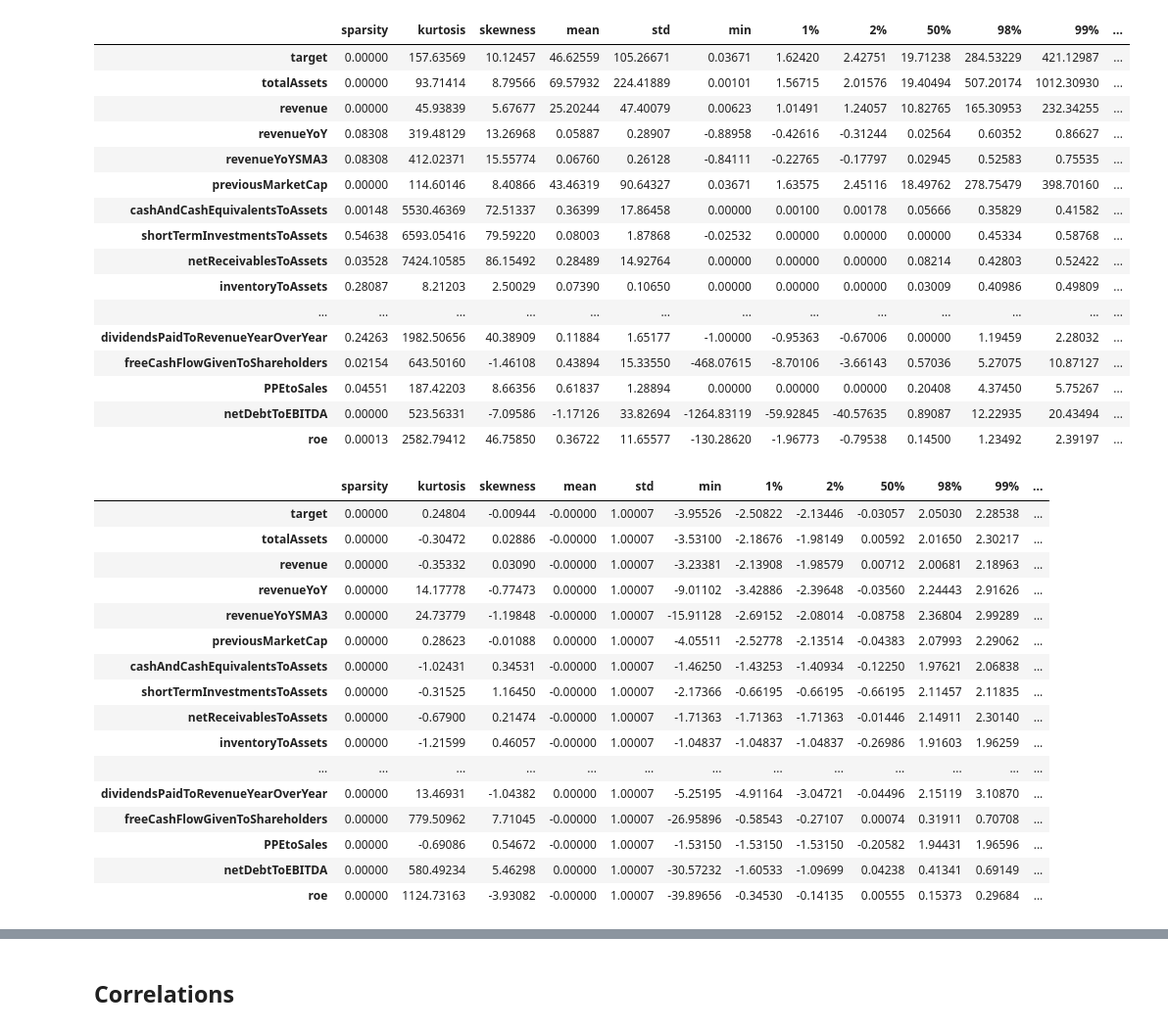
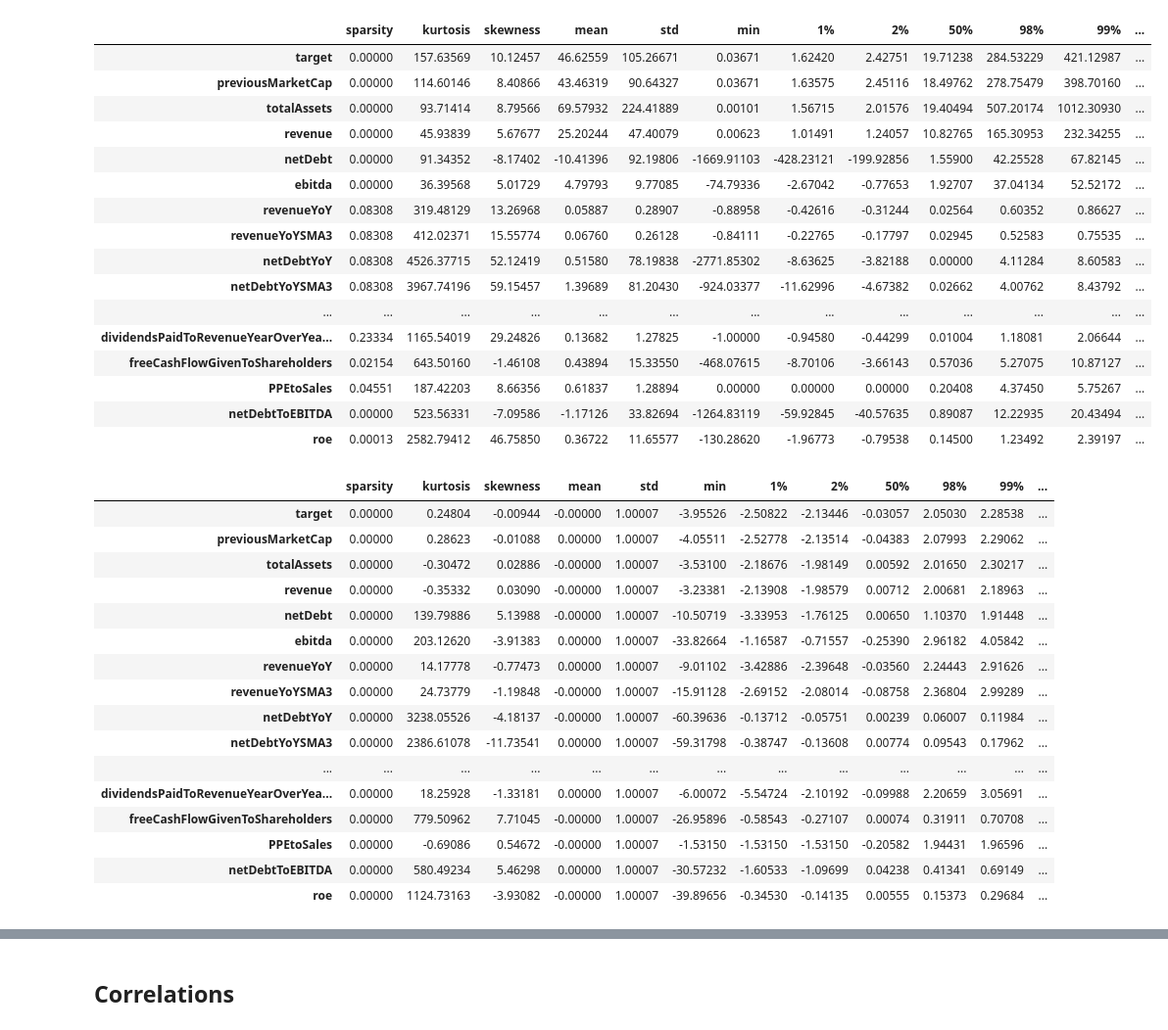
Before and after one commit to FranciscoPala/SP500_constituents_market_cap_estimator, a Jupyter notebook: src/notebooks/EDA.ipynb, the cells around one changed output, grey strips where cells are left out. Shown at 98% size. Drawn from its saved outputs; the diff is of its cells as text; code cells hidden in the pictures.

```diff
--- a/src/notebooks/EDA.ipynb
+++ b/src/notebooks/EDA.ipynb
@@ -16,22 +16,22 @@ data = pd.read_csv('../data/processed/data.csv')
 data = data.dropna()
 # %%
 features = generate_features(data)
-features = features.drop(columns = ['symbol', 'calendarYear', 'filingDate'])
+features = features.drop(columns = ['symbol', 'calendarYear', 'fillingDate'])
 num_describe(features)
 # %% [output]
 |  | sparsity | kurtosis | skewness | mean | std | min | 1% | 2% | 50% | 98% | 99% | ... |
 | target | 0.00000 | 157.63569 | 10.12457 | 46.62559 | 105.26671 | 0.03671 | 1.62420 | 2.42751 | 19.71238 | 284.53229 | 421.12987 | ... |
+| previousMarketCap | 0.00000 | 114.60146 | 8.40866 | 43.46319 | 90.64327 | 0.03671 | 1.63575 | 2.45116 | 18.49762 | 278.75479 | 398.70160 | ... |
 | totalAssets | 0.00000 | 93.71414 | 8.79566 | 69.57932 | 224.41889 | 0.00101 | 1.56715 | 2.01576 | 19.40494 | 507.20174 | 1012.30930 | ... |
 | revenue | 0.00000 | 45.93839 | 5.67677 | 25.20244 | 47.40079 | 0.00623 | 1.01491 | 1.24057 | 10.82765 | 165.30953 | 232.34255 | ... |
+| netDebt | 0.00000 | 91.34352 | -8.17402 | -10.41396 | 92.19806 | -1669.91103 | -428.23121 | -199.92856 | 1.55900 | 42.25528 | 67.82145 | ... |
+| ebitda | 0.00000 | 36.39568 | 5.01729 | 4.79793 | 9.77085 | -74.79336 | -2.67042 | -0.77653 | 1.92707 | 37.04134 | 52.52172 | ... |
 | revenueYoY | 0.08308 | 319.48129 | 13.26968 | 0.05887 | 0.28907 | -0.88958 | -0.42616 | -0.31244 | 0.02564 | 0.60352 | 0.86627 | ... |
 | revenueYoYSMA3 | 0.08308 | 412.02371 | 15.55774 | 0.06760 | 0.26128 | -0.84111 | -0.22765 | -0.17797 | 0.02945 | 0.52583 | 0.75535 | ... |
-| previousMarketCap | 0.00000 | 114.60146 | 8.40866 | 43.46319 | 90.64327 | 0.03671 | 1.63575 | 2.45116 | 18.49762 | 278.75479 | 398.70160 | ... |
-| cashAndCashEquivalentsToAssets | 0.00148 | 5530.46369 | 72.51337 | 0.36399 | 17.86458 | 0.00000 | 0.00100 | 0.00178 | 0.05666 | 0.35829 | 0.41582 | ... |
-| shortTermInvestmentsToAssets | 0.54638 | 6593.05416 | 79.59220 | 0.08003 | 1.87868 | -0.02532 | 0.00000 | 0.00000 | 0.00000 | 0.45334 | 0.58768 | ... |
-| netReceivablesToAssets | 0.03528 | 7424.10585 | 86.15492 | 0.28489 | 14.92764 | 0.00000 | 0.00000 | 0.00000 | 0.08214 | 0.42803 | 0.52422 | ... |
-| inventoryToAssets | 0.28087 | 8.21203 | 2.50029 | 0.07390 | 0.10650 | 0.00000 | 0.00000 | 0.00000 | 0.03009 | 0.40986 | 0.49809 | ... |
+| netDebtYoY | 0.08308 | 4526.37715 | 52.12419 | 0.51580 | 78.19838 | -2771.85302 | -8.63625 | -3.82188 | 0.00000 | 4.11284 | 8.60583 | ... |
+| netDebtYoYSMA3 | 0.08308 | 3967.74196 | 59.15457 | 1.39689 | 81.20430 | -924.03377 | -11.62996 | -4.67382 | 0.02662 | 4.00762 | 8.43792 | ... |
 | ... | ... | ... | ... | ... | ... | ... | ... | ... | ... | ... | ... | ... |
-| dividendsPaidToRevenueYearOverYear | 0.24263 | 1982.50656 | 40.38909 | 0.11884 | 1.65177 | -1.00000 | -0.95363 | -0.67006 | 0.00000 | 1.19459 | 2.28032 | ... |
+| dividendsPaidToRevenueYearOverYea... | 0.23334 | 1165.54019 | 29.24826 | 0.13682 | 1.27825 | -1.00000 | -0.94580 | -0.44299 | 0.01004 | 1.18081 | 2.06644 | ... |
 | freeCashFlowGivenToShareholders | 0.02154 | 643.50160 | -1.46108 | 0.43894 | 15.33550 | -468.07615 | -8.70106 | -3.66143 | 0.57036 | 5.27075 | 10.87127 | ... |
 | PPEtoSales | 0.04551 | 187.42203 | 8.66356 | 0.61837 | 1.28894 | 0.00000 | 0.00000 | 0.00000 | 0.20408 | 4.37450 | 5.75267 | ... |
 | netDebtToEBITDA | 0.00000 | 523.56331 | -7.09586 | -1.17126 | 33.82694 | -1264.83119 | -59.92845 | -40.57635 | 0.89087 | 12.22935 | 20.43494 | ... |
@@ -44,17 +44,17 @@ num_describe(features_transformed)
 # %% [output]
 |  | sparsity | kurtosis | skewness | mean | std | min | 1% | 2% | 50% | 98% | 99% | ... |
 | target | 0.00000 | 0.24804 | -0.00944 | -0.00000 | 1.00007 | -3.95526 | -2.50822 | -2.13446 | -0.03057 | 2.05030 | 2.28538 | ... |
+| previousMarketCap | 0.00000 | 0.28623 | -0.01088 | 0.00000 | 1.00007 | -4.05511 | -2.52778 | -2.13514 | -0.04383 | 2.07993 | 2.29062 | ... |
 | totalAssets | 0.00000 | -0.30472 | 0.02886 | -0.00000 | 1.00007 | -3.53100 | -2.18676 | -1.98149 | 0.00592 | 2.01650 | 2.30217 | ... |
 | revenue | 0.00000 | -0.35332 | 0.03090 | -0.00000 | 1.00007 | -3.23381 | -2.13908 | -1.98579 | 0.00712 | 2.00681 | 2.18963 | ... |
+| netDebt | 0.00000 | 139.79886 | 5.13988 | -0.00000 | 1.00007 | -10.50719 | -3.33953 | -1.76125 | 0.00650 | 1.10370 | 1.91448 | ... |
+| ebitda | 0.00000 | 203.12620 | -3.91383 | 0.00000 | 1.00007 | -33.82664 | -1.16587 | -0.71557 | -0.25390 | 2.96182 | 4.05842 | ... |
 | revenueYoY | 0.00000 | 14.17778 | -0.77473 | 0.00000 | 1.00007 | -9.01102 | -3.42886 | -2.39648 | -0.03560 | 2.24443 | 2.91626 | ... |
 | revenueYoYSMA3 | 0.00000 | 24.73779 | -1.19848 | -0.00000 | 1.00007 | -15.91128 | -2.69152 | -2.08014 | -0.08758 | 2.36804 | 2.99289 | ... |
-| previousMarketCap | 0.00000 | 0.28623 | -0.01088 | 0.00000 | 1.00007 | -4.05511 | -2.52778 | -2.13514 | -0.04383 | 2.07993 | 2.29062 | ... |
-| cashAndCashEquivalentsToAssets | 0.00000 | -1.02431 | 0.34531 | -0.00000 | 1.00007 | -1.46250 | -1.43253 | -1.40934 | -0.12250 | 1.97621 | 2.06838 | ... |
-| shortTermInvestmentsToAssets | 0.00000 | -0.31525 | 1.16450 | -0.00000 | 1.00007 | -2.17366 | -0.66195 | -0.66195 | -0.66195 | 2.11457 | 2.11835 | ... |
-| netReceivablesToAssets | 0.00000 | -0.67900 | 0.21474 | -0.00000 | 1.00007 | -1.71363 | -1.71363 | -1.71363 | -0.01446 | 2.14911 | 2.30140 | ... |
-| inventoryToAssets | 0.00000 | -1.21599 | 0.46057 | -0.00000 | 1.00007 | -1.04837 | -1.04837 | -1.04837 | -0.26986 | 1.91603 | 1.96259 | ... |
+| netDebtYoY | 0.00000 | 3238.05526 | -4.18137 | -0.00000 | 1.00007 | -60.39636 | -0.13712 | -0.05751 | 0.00239 | 0.06007 | 0.11984 | ... |
+| netDebtYoYSMA3 | 0.00000 | 2386.61078 | -11.73541 | 0.00000 | 1.00007 | -59.31798 | -0.38747 | -0.13608 | 0.00774 | 0.09543 | 0.17962 | ... |
 | ... | ... | ... | ... | ... | ... | ... | ... | ... | ... | ... | ... | ... |
-| dividendsPaidToRevenueYearOverYear | 0.00000 | 13.46931 | -1.04382 | 0.00000 | 1.00007 | -5.25195 | -4.91164 | -3.04721 | -0.04496 | 2.15119 | 3.10870 | ... |
+| dividendsPaidToRevenueYearOverYea... | 0.00000 | 18.25928 | -1.33181 | 0.00000 | 1.00007 | -6.00072 | -5.54724 | -2.10192 | -0.09988 | 2.20659 | 3.05691 | ... |
 | freeCashFlowGivenToShareholders | 0.00000 | 779.50962 | 7.71045 | -0.00000 | 1.00007 | -26.95896 | -0.58543 | -0.27107 | 0.00074 | 0.31911 | 0.70708 | ... |
 | PPEtoSales | 0.00000 | -0.69086 | 0.54672 | -0.00000 | 1.00007 | -1.53150 | -1.53150 | -1.53150 | -0.20582 | 1.94431 | 1.96596 | ... |
 | netDebtToEBITDA | 0.00000 | 580.49234 | 5.46298 | 0.00000 | 1.00007 | -30.57232 | -1.60533 | -1.09699 | 0.04238 | 0.41341 | 0.69149 | ... |
```
Also changed, not shown: parts of 7 cells of this notebook, 8 other files.
